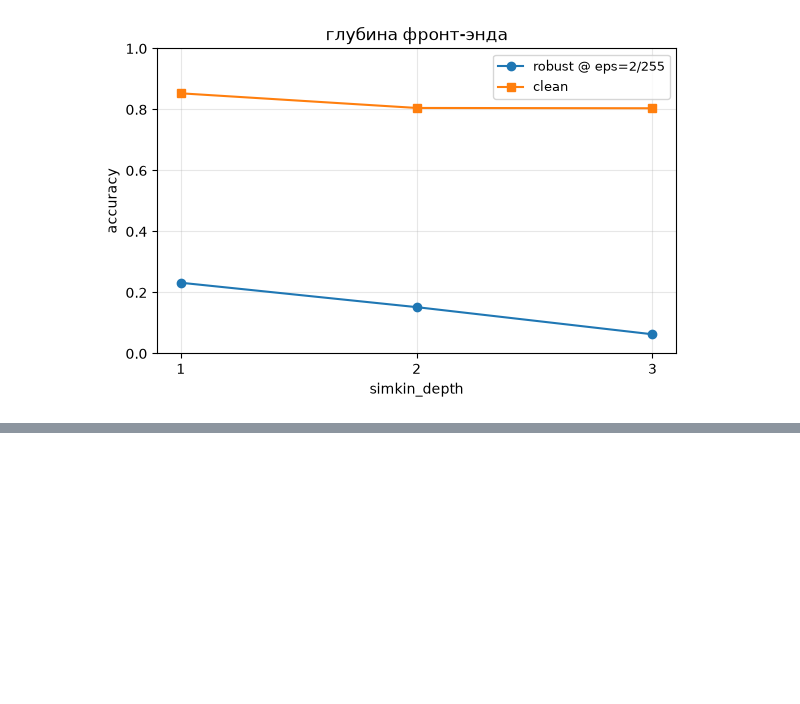
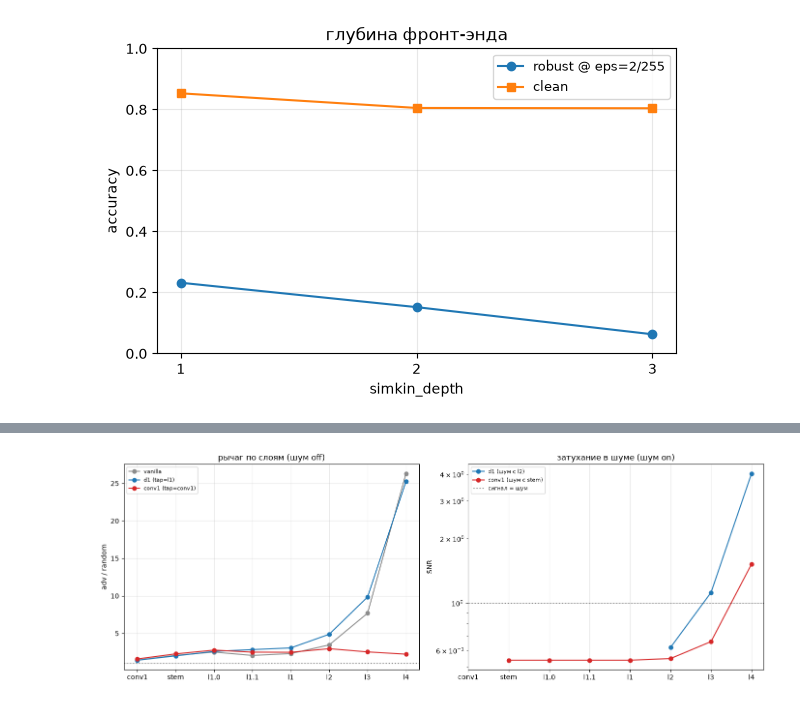
Before and after one commit to tarakanov517/CV_JND_based_approach, a Jupyter notebook: notebooks/compare_experiments.ipynb, the cells around one changed output, grey strips where cells are left out. Cells and saved outputs as stored; diff of their text form; code cells hidden in the pictures; blank space fills up the shorter version.

```diff
--- a/notebooks/compare_experiments.ipynb
+++ b/notebooks/compare_experiments.ipynb
@@ -255,0 +308,12 @@ plt.tight_layout(); plt.show()
+# %%
+amp2 = pd.DataFrame([
+    dict(layer='conv1', van_ratio=1.43,  d1_ratio=1.42,  conv1_ratio=1.59, d1_SNR=348.80,  conv1_SNR=532.90),
+    dict(layer='stem',  van_ratio=2.08,  d1_ratio=2.00,  conv1_ratio=2.27, d1_SNR=423.81,  conv1_SNR=0.54),
+    dict(layer='l1.0',  van_ratio=2.51,  d1_ratio=2.60,  conv1_ratio=2.77, d1_SNR=881.49,  conv1_SNR=0.54),
+    dict(layer='l1.1',  van_ratio=2.06,  d1_ratio=2.84,  conv1_ratio=2.50, d1_SNR=1014.62, conv1_SNR=0.54),
+    dict(layer='l1',    van_ratio=2.31,  d1_ratio=3.06,  conv1_ratio=2.48, d1_SNR=1512.58, conv1_SNR=0.54),
+    dict(layer='l2',    van_ratio=3.46,  d1_ratio=4.88,  conv1_ratio=2.96, d1_SNR=0.62,    conv1_SNR=0.55),
+    dict(layer='l3',    van_ratio=7.69,  d1_ratio=9.85,  conv1_ratio=2.53, d1_SNR=1.12,    conv1_SNR=0.66),
+    dict(layer='l4',    van_ratio=26.31, d1_ratio=25.24, conv1_ratio=2.23, d1_SNR=4.03,    conv1_SNR=1.52),
+])
+amp2
@@ -255,0 +330,21 @@ plt.tight_layout(); plt.show()
+# %%
+LYR = amp2.layer.tolist(); xi = range(len(LYR))
+d1_snr = amp2.d1_SNR.where(amp2.layer.isin(['l2', 'l3', 'l4']))       # шум d1 включён с l2
+c1_snr = amp2.conv1_SNR.where(~amp2.layer.isin(['conv1']))           # шум conv1 включён с stem
+
+fig, ax = plt.subplots(1, 2, figsize=(14, 5))
+ax[0].plot(xi, amp2.van_ratio,   'o-', color='#8c8c8c', label='vanilla')
+ax[0].plot(xi, amp2.d1_ratio,    'o-', color='#1f77b4', label='d1 (tap=l1)')
+ax[0].plot(xi, amp2.conv1_ratio, 'o-', color='#d62728', label='conv1 (tap=conv1)')
+ax[0].axhline(1, color='k', lw=.8, ls=':')
+ax[0].set_xticks(list(xi)); ax[0].set_xticklabels(LYR)
+ax[0].set_ylabel('adv / random'); ax[0].set_title('рычаг по слоям (шум off)'); ax[0].grid(alpha=.3); ax[0].legend(fontsize=8)
+
+ax[1].plot(xi, d1_snr, 'o-', color='#1f77b4', label='d1 (шум с l2)')
+ax[1].plot(xi, c1_snr, 'o-', color='#d62728', label='conv1 (шум с stem)')
+ax[1].axhline(1, color='k', lw=.8, ls=':', label='сигнал = шум')
+ax[1].set_yscale('log'); ax[1].set_xticks(list(xi)); ax[1].set_xticklabels(LYR)
+ax[1].set_ylabel('SNR'); ax[1].set_title('затухание в шуме (шум on)'); ax[1].grid(alpha=.3); ax[1].legend(fontsize=8)
+plt.tight_layout(); plt.show()
+# %% [output]
+[figure, added]
```
Also changed, not shown: parts of 7 cells of this notebook.
